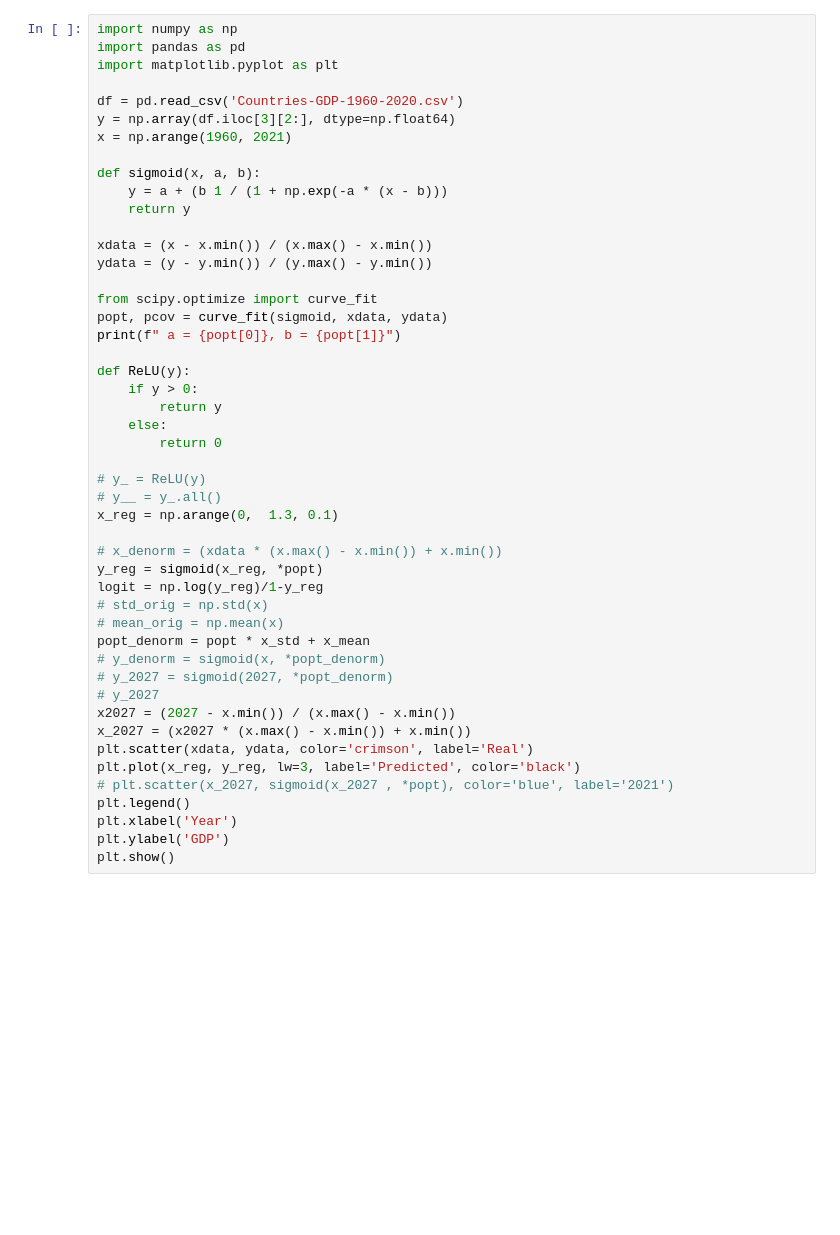
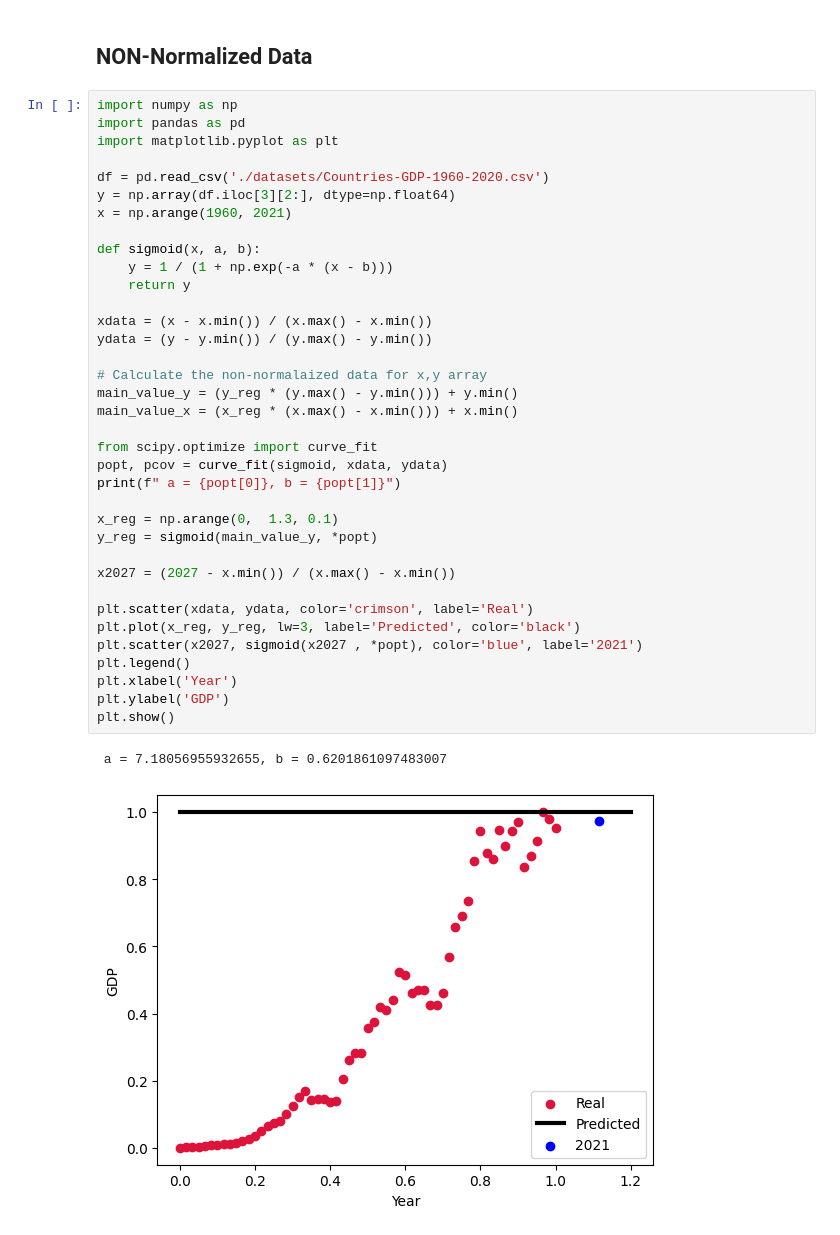
Before and after one commit to parvanehyaghoubi/Machine-Learning-Algorithms, a Jupyter notebook: NON-Linear-Regressio-Exercise.ipynb, the cells around one changed output. Cells and saved outputs as stored; diff of their text form; blank space fills up the shorter version.

```diff
--- a/NON-Linear-Regressio-Exercise.ipynb
+++ b/NON-Linear-Regressio-Exercise.ipynb
@@ -64,48 +55,41 @@ ValueError: operands could not be broadcast together with shapes (61,) (13,)
+# %% [markdown]
+## NON-Normalized Data
 # %%
 import numpy as np
 import pandas as pd
 import matplotlib.pyplot as plt
 
-df = pd.read_csv('Countries-GDP-1960-2020.csv')
+df = pd.read_csv('./datasets/Countries-GDP-1960-2020.csv')
 y = np.array(df.iloc[3][2:], dtype=np.float64)
 x = np.arange(1960, 2021)
 
 def sigmoid(x, a, b):
-    y = a + (b 1 / (1 + np.exp(-a * (x - b)))
+    y = 1 / (1 + np.exp(-a * (x - b)))
     return y
 
 xdata = (x - x.min()) / (x.max() - x.min())
 ydata = (y - y.min()) / (y.max() - y.min())
 
+# Calculate the non-normalaized data for x,y array
+main_value_y = (y_reg * (y.max() - y.min())) + y.min()
+main_value_x = (x_reg * (x.max() - x.min())) + x.min()
+
 from scipy.optimize import curve_fit
 popt, pcov = curve_fit(sigmoid, xdata, ydata)
 print(f" a = {popt[0]}, b = {popt[1]}")
 
-def ReLU(y):
-    if y > 0:
-    	return y
-    else:
-    	return 0
+x_reg = np.arange(0,  1.3, 0.1)
+y_reg = sigmoid(main_value_y, *popt)
 
-# y_ = ReLU(y)
-# y__ = y_.all()
-x_reg = np.arange(0,  1.3, 0.1)
+x2027 = (2027 - x.min()) / (x.max() - x.min())
 
-# x_denorm = (xdata * (x.max() - x.min()) + x.min())
-y_reg = sigmoid(x_reg, *popt)
-logit = np.log(y_reg)/1-y_reg
-# std_orig = np.std(x)
-# mean_orig = np.mean(x)
-popt_denorm = popt * x_std + x_mean
-# y_denorm = sigmoid(x, *popt_denorm)
-# y_2027 = sigmoid(2027, *popt_denorm)
-# y_2027
-x2027 = (2027 - x.min()) / (x.max() - x.min())
-x_2027 = (x2027 * (x.max() - x.min()) + x.min())
 plt.scatter(xdata, ydata, color='crimson', label='Real')
 plt.plot(x_reg, y_reg, lw=3, label='Predicted', color='black')
-# plt.scatter(x_2027, sigmoid(x_2027 , *popt), color='blue', label='2021')
+plt.scatter(x2027, sigmoid(x2027 , *popt), color='blue', label='2021')
 plt.legend()
 plt.xlabel('Year')
 plt.ylabel('GDP')
 plt.show()
+# %% [output]
+ a = 7.18056955932655, b = 0.6201861097483007
+[figure, added]
```
Also changed, not shown: parts of 7 cells of this notebook.
